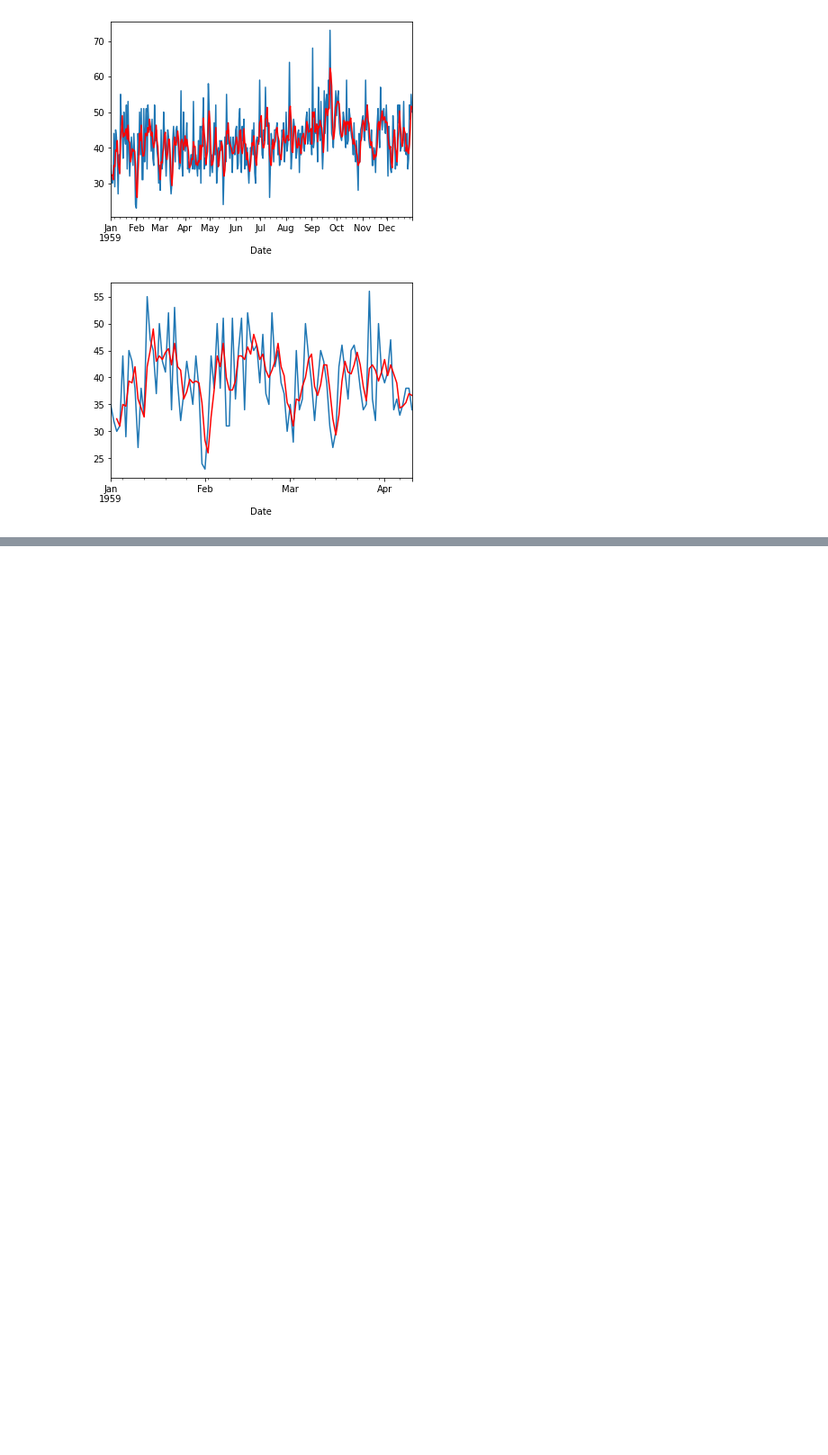
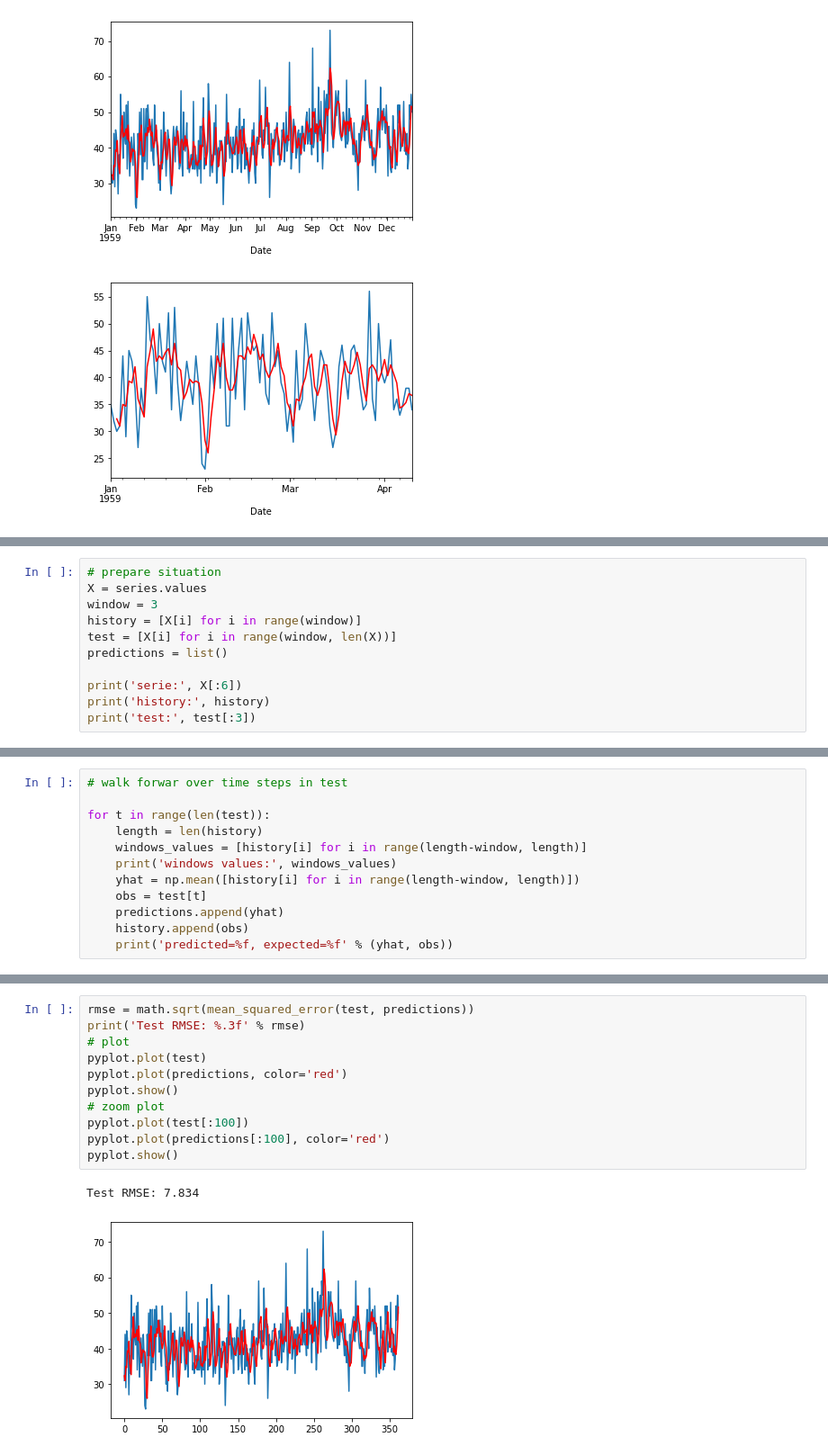
Before and after one commit to Enrique1987/time-series-forecasting-python, a Jupyter notebook: 1_time_series_forecasting_with_python/code/05_Moving_average_smoothing.ipynb, the cells around one changed output, grey strips where cells are left out. Shown at 90% size. Saved outputs shown, nothing was run; the diff lists cells and outputs as text; blank space fills up the shorter version.

```diff
--- a/1_time_series_forecasting_with_python/code/05_Moving_average_smoothing.ipynb
+++ b/1_time_series_forecasting_with_python/code/05_Moving_average_smoothing.ipynb
@@ -107,0 +154,11 @@ pyplot.show()
+# %%
+# prepare situation
+X = series.values
+window = 3
+history = [X[i] for i in range(window)]
+test = [X[i] for i in range(window, len(X))]
+predictions = list()
+
+print('serie:', X[:6])
+print('history:', history)
+print('test:', test[:3])
@@ -107,0 +171,12 @@ pyplot.show()
+# %%
+# walk forwar over time steps in test
+
+for t in range(len(test)):
+    length = len(history)
+    windows_values = [history[i] for i in range(length-window, length)]
+    print('windows values:', windows_values)
+    yhat = np.mean([history[i] for i in range(length-window, length)])
+    obs = test[t]
+    predictions.append(yhat)
+    history.append(obs)
+    print('predicted=%f, expected=%f' % (yhat, obs))
@@ -107,0 +211,14 @@ pyplot.show()
+# %%
+rmse = math.sqrt(mean_squared_error(test, predictions))
+print('Test RMSE: %.3f' % rmse)
+# plot
+pyplot.plot(test)
+pyplot.plot(predictions, color='red')
+pyplot.show()
+# zoom plot
+pyplot.plot(test[:100])
+pyplot.plot(predictions[:100], color='red')
+pyplot.show()
+# %% [output]
+Test RMSE: 7.834
+[figure, added]
```
Also changed, not shown: parts of 11 cells of this notebook.
